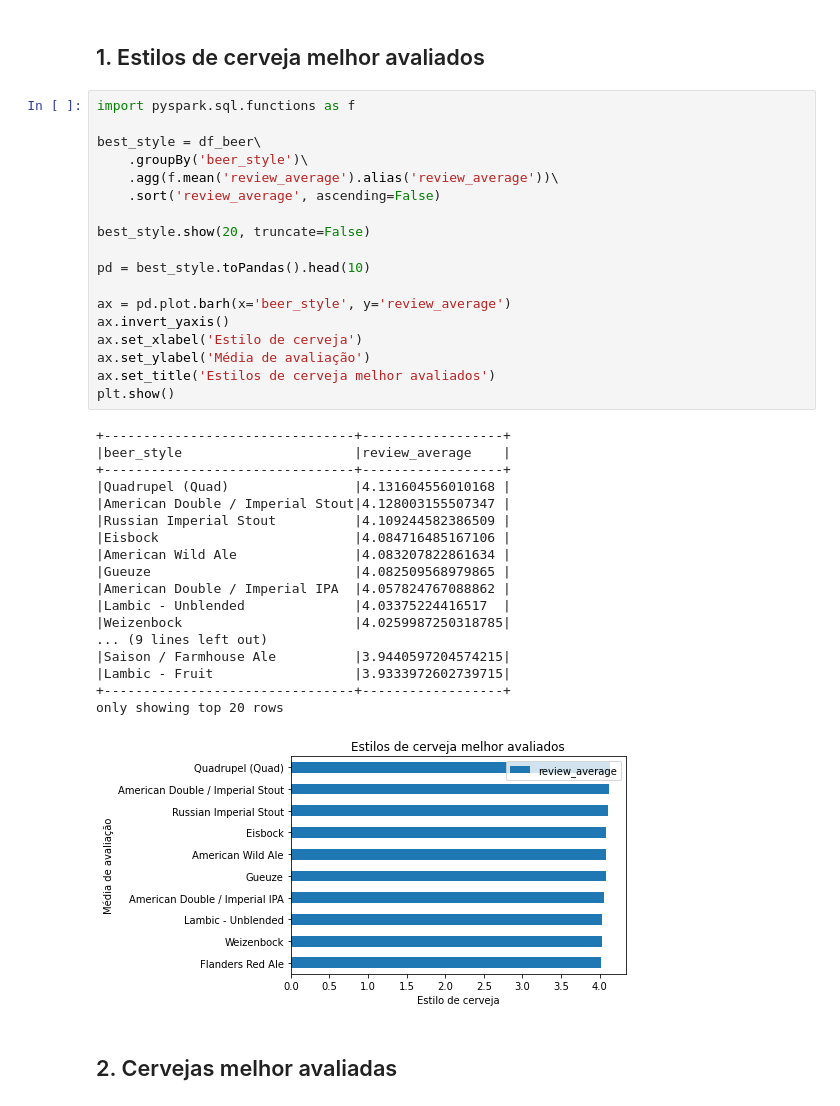
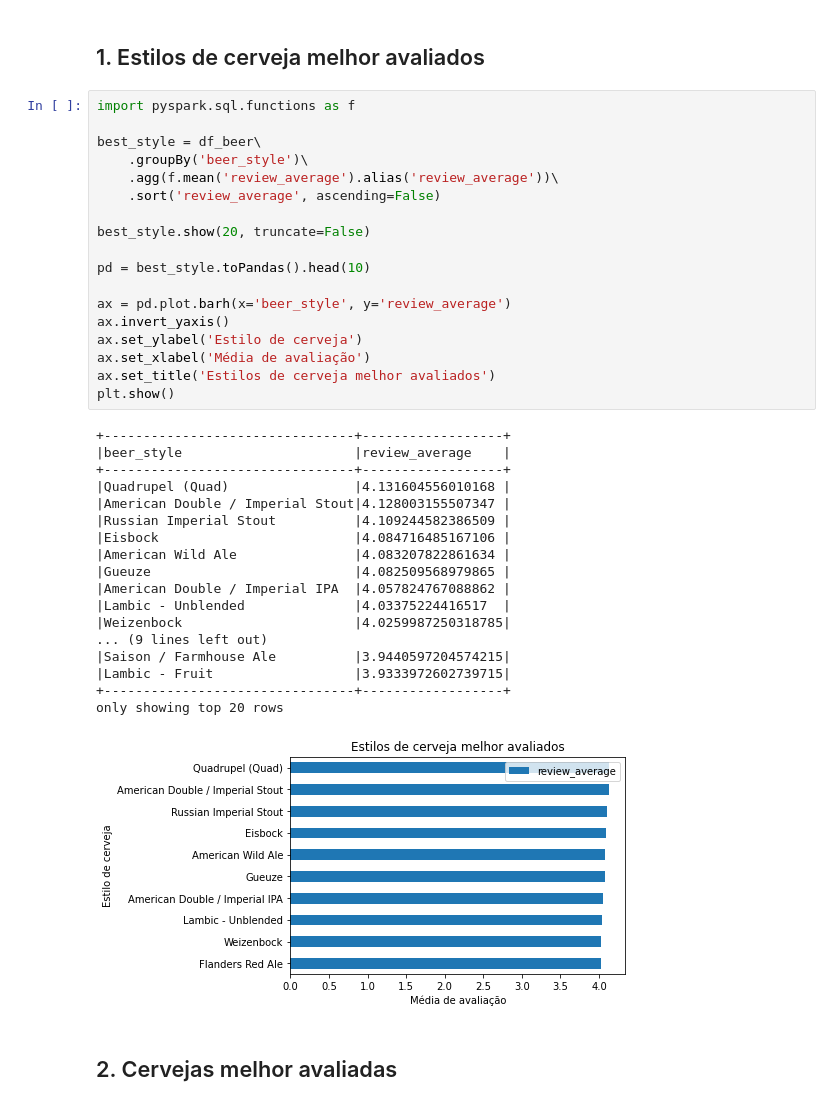
Before and after one commit to gpfl/big-data, a Jupyter notebook: Trabalho_big_data_pyspark.ipynb, the cells around one changed output. Drawn from its saved outputs; the diff is of its cells as text.

```diff
--- a/Trabalho_big_data_pyspark.ipynb
+++ b/Trabalho_big_data_pyspark.ipynb
@@ -27,36 +27,36 @@ best_style = df_beer\
     .groupBy('beer_style')\
     .agg(f.mean('review_average').alias('review_average'))\
     .sort('review_average', ascending=False)
 
 best_style.show(20, truncate=False)
 
 pd = best_style.toPandas().head(10)
 
 ax = pd.plot.barh(x='beer_style', y='review_average')
 ax.invert_yaxis()
-ax.set_xlabel('Estilo de cerveja')
-ax.set_ylabel('Média de avaliação')
+ax.set_ylabel('Estilo de cerveja')
+ax.set_xlabel('Média de avaliação')
 ax.set_title('Estilos de cerveja melhor avaliados')
 plt.show()
 # %% [output]
 +--------------------------------+------------------+
 |beer_style                      |review_average    |
 +--------------------------------+------------------+
 |Quadrupel (Quad)                |4.131604556010168 |
 |American Double / Imperial Stout|4.128003155507347 |
 |Russian Imperial Stout          |4.109244582386509 |
 |Eisbock                         |4.084716485167106 |
 |American Wild Ale               |4.083207822861634 |
 |Gueuze                          |4.082509568979865 |
 |American Double / Imperial IPA  |4.057824767088862 |
 |Lambic - Unblended              |4.03375224416517  |
 |Weizenbock                      |4.0259987250318785|
 ... (9 lines left out)
 |Saison / Farmhouse Ale          |3.9440597204574215|
 |Lambic - Fruit                  |3.9333972602739715|
 +--------------------------------+------------------+
 only showing top 20 rows
-[figure, old version]
+[figure, new version]
 # %% [markdown]
 ## 2. Cervejas melhor avaliadas
 # %%
```
Also changed, not shown: parts of 4 cells of this notebook.
